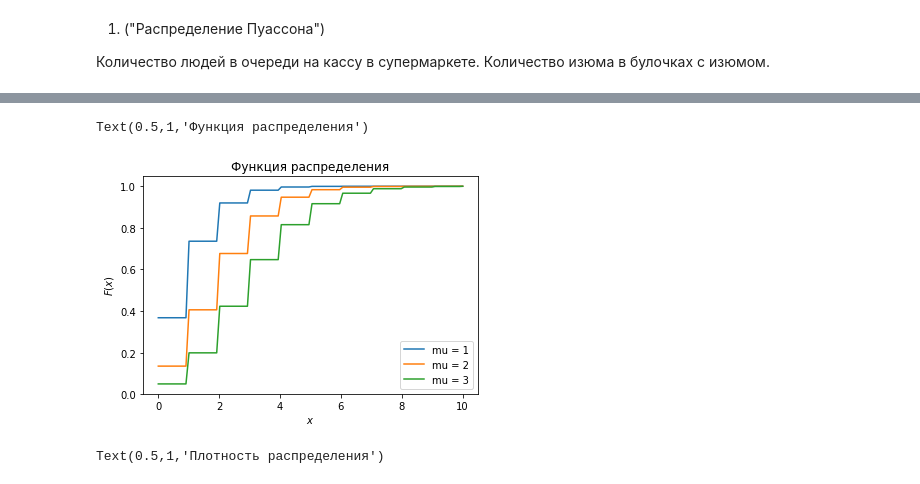
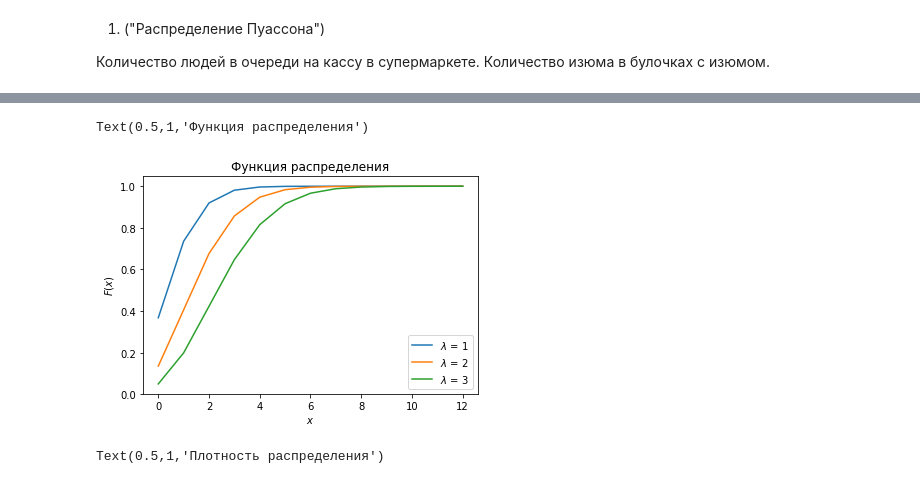
Before and after one commit to olgamonahova/python, a Jupyter notebook: Статистика ДЗ 1.ipynb, the cells around one changed output, grey strips where cells are left out. Cells and saved outputs as stored; diff of their text form; code cells hidden in the pictures.

```diff
--- a/Статистика ДЗ 1.ipynb
+++ b/Статистика ДЗ 1.ipynb
@@ -41,22 +45,22 @@ plt.show()
 # %%
-x = np.linspace(0,10,100)
+x = np.arange(0,13,1)
 
 cdf1 = poisson_rv1.cdf(x)
 cdf2 = poisson_rv2.cdf(x)
 cdf3 = poisson_rv3.cdf(x)
 
 
 plt.plot(x, cdf1)
 plt.plot(x, cdf2)
 plt.plot(x, cdf3)
 
-plt.legend(['mu = 1','mu = 2','mu = 3'])
+plt.legend(['$\lambda$ = 1','$\lambda$ = 2','$\lambda$ = 3'])
 plt.ylabel('$F(x)$')
 plt.xlabel('$x$')
 plt.title("Функция распределения")
 # %% [output]
 Text(0.5,1,'Функция распределения')
-[figure, old version]
+[figure, new version]
 # %%
 # Экспоненциальное распределение
 
```
Also changed, not shown: parts of 3 cells of this notebook.
